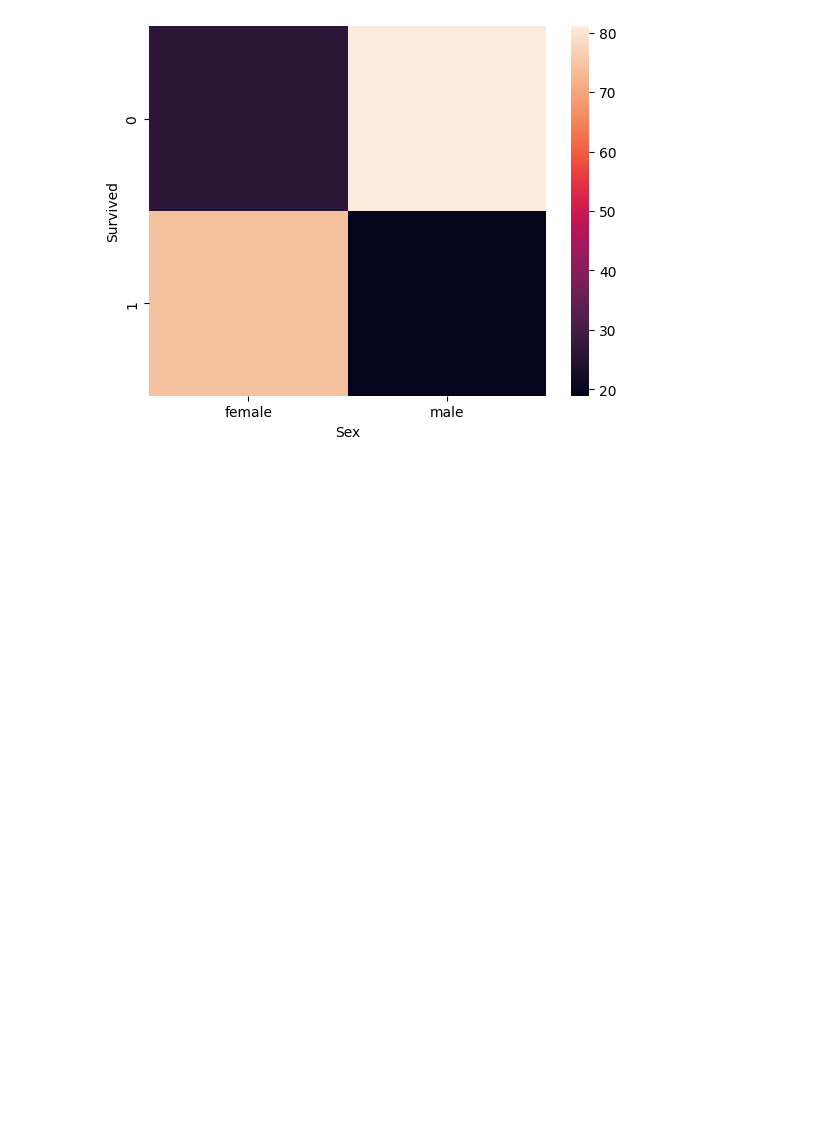
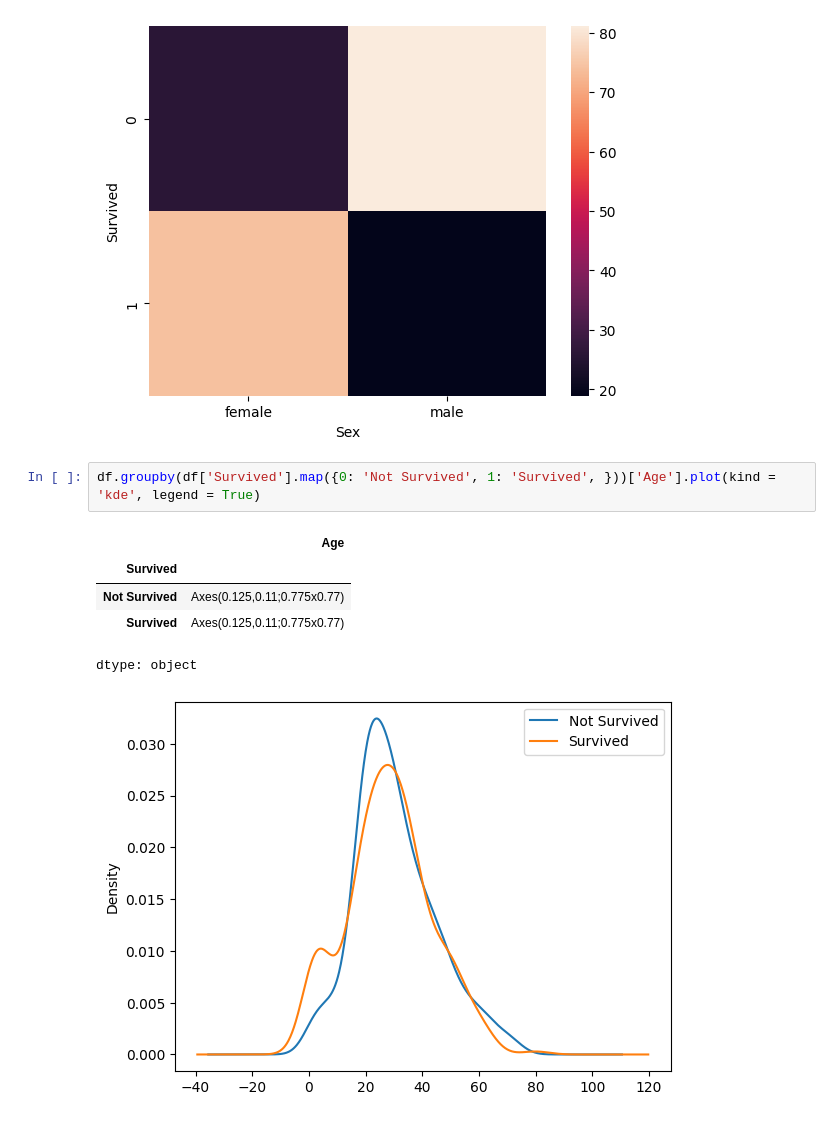
Before and after one commit to harshs-data/Exploratory-Data-Analysis, a Jupyter notebook: EDA.ipynb, the cells around one changed output. Drawn from its saved outputs; the diff is of its cells as text; blank space fills up the shorter version.

```diff
--- a/EDA.ipynb
+++ b/EDA.ipynb
@@ -169,3 +169,12 @@ sns.heatmap(pd.crosstab(df['Survived'], df['Sex'], normalize = 'columns')*100)
 # %% [output]
 <Axes: xlabel='Sex', ylabel='Survived'>
 [figure]
+# %%
+df.groupby(df['Survived'].map({0: 'Not Survived', 1: 'Survived', }))['Age'].plot(kind = 'kde', legend = True)
+# %% [output]
+|  | Age |
+| Survived |  |
+| Not Survived | Axes(0.125,0.11;0.775x0.77) |
+| Survived | Axes(0.125,0.11;0.775x0.77) |
+dtype: object
+[figure, added]
```
Also changed, not shown: parts of 21 cells of this notebook.
